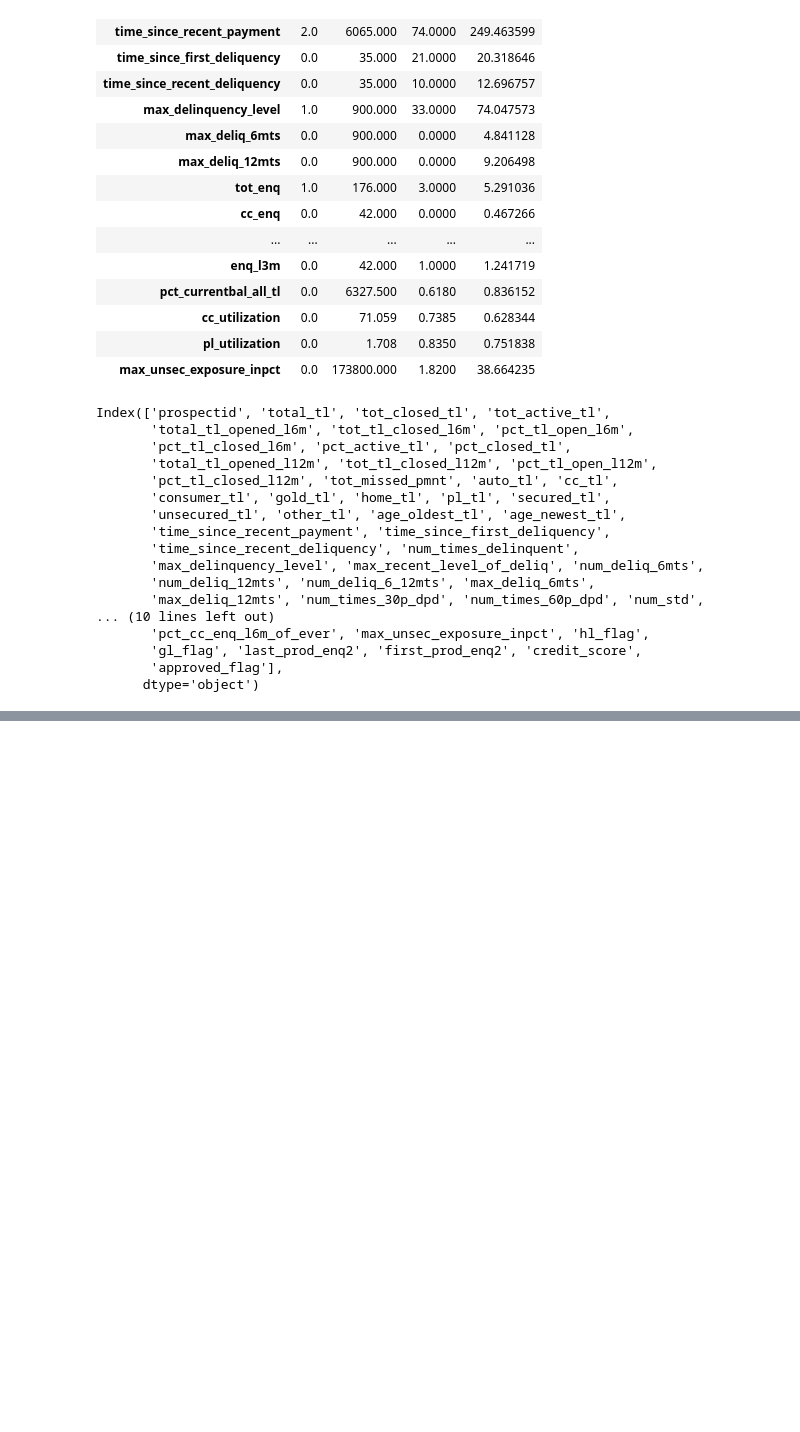
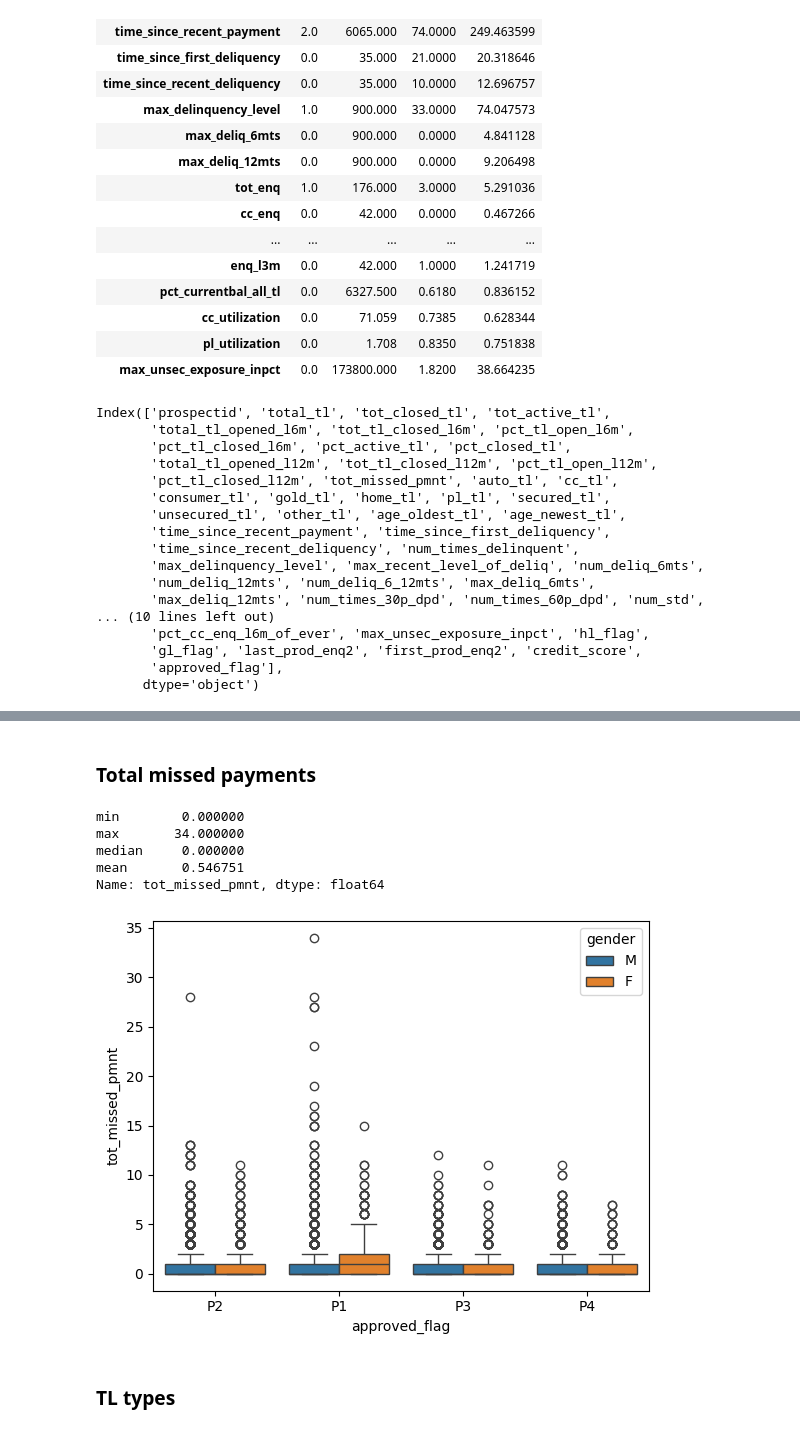
Before and after one commit to Himanshu-1703/credit-risk-project, a Jupyter notebook: notebooks/Detailed_Analysis.ipynb, the cells around one changed output, grey strips where cells are left out. Cells and saved outputs as stored; diff of their text form; code cells hidden in the pictures; blank space fills up the shorter version.

```diff
--- a/notebooks/Detailed_Analysis.ipynb
+++ b/notebooks/Detailed_Analysis.ipynb
@@ -333,0 +406,18 @@ Index(['prospectid', 'total_tl', 'tot_closed_tl', 'tot_active_tl',
+# %% [markdown]
+### Total missed payments
+# %%
+final_df['tot_missed_pmnt'].agg(['min','max','median','mean'])
+# %% [output]
+min        0.000000
+max       34.000000
+median     0.000000
+mean       0.546751
+Name: tot_missed_pmnt, dtype: float64
+# %%
+# boxplot of total missed payments
+
+sns.boxplot(final_df,x='approved_flag',y='tot_missed_pmnt',hue='gender');
+# %% [output]
+[figure, added]
+# %% [markdown]
+### TL types
```
Also changed, not shown: parts of 27 cells of this notebook.
